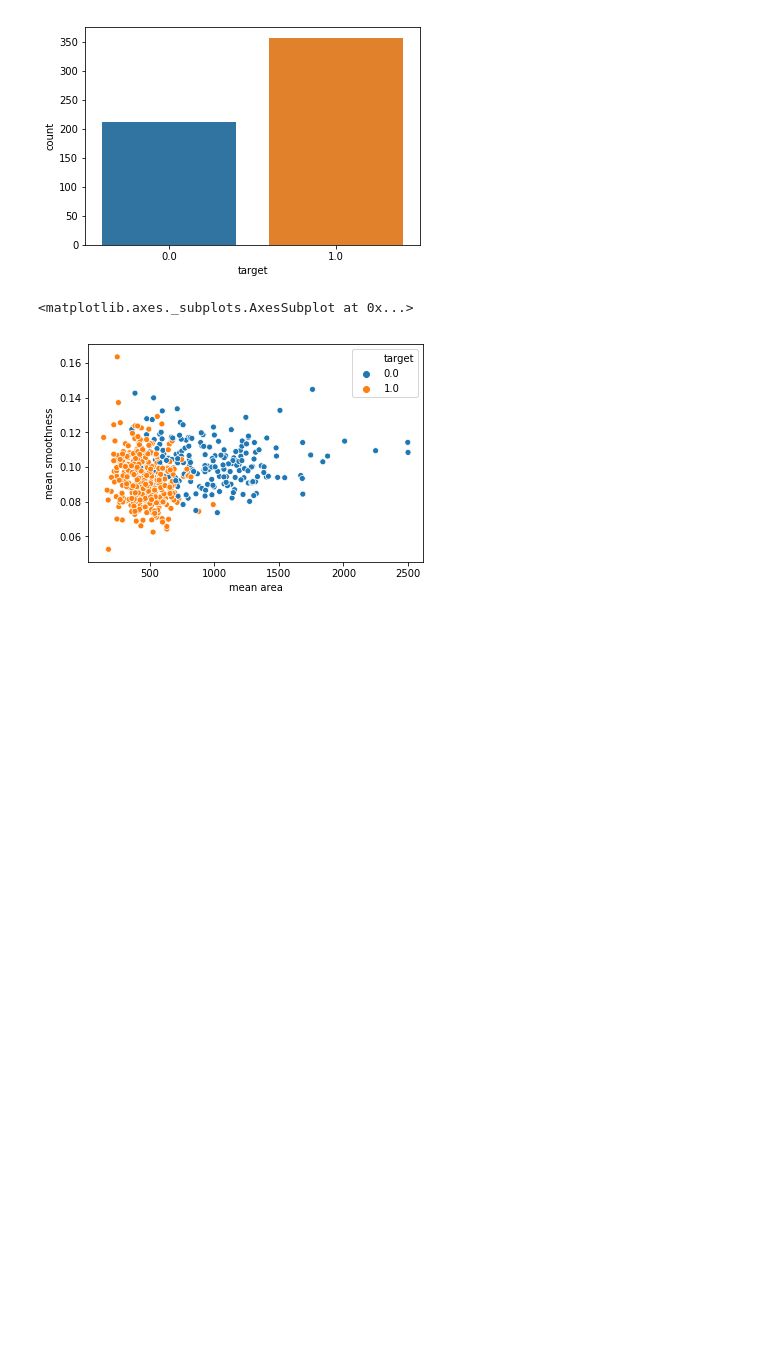
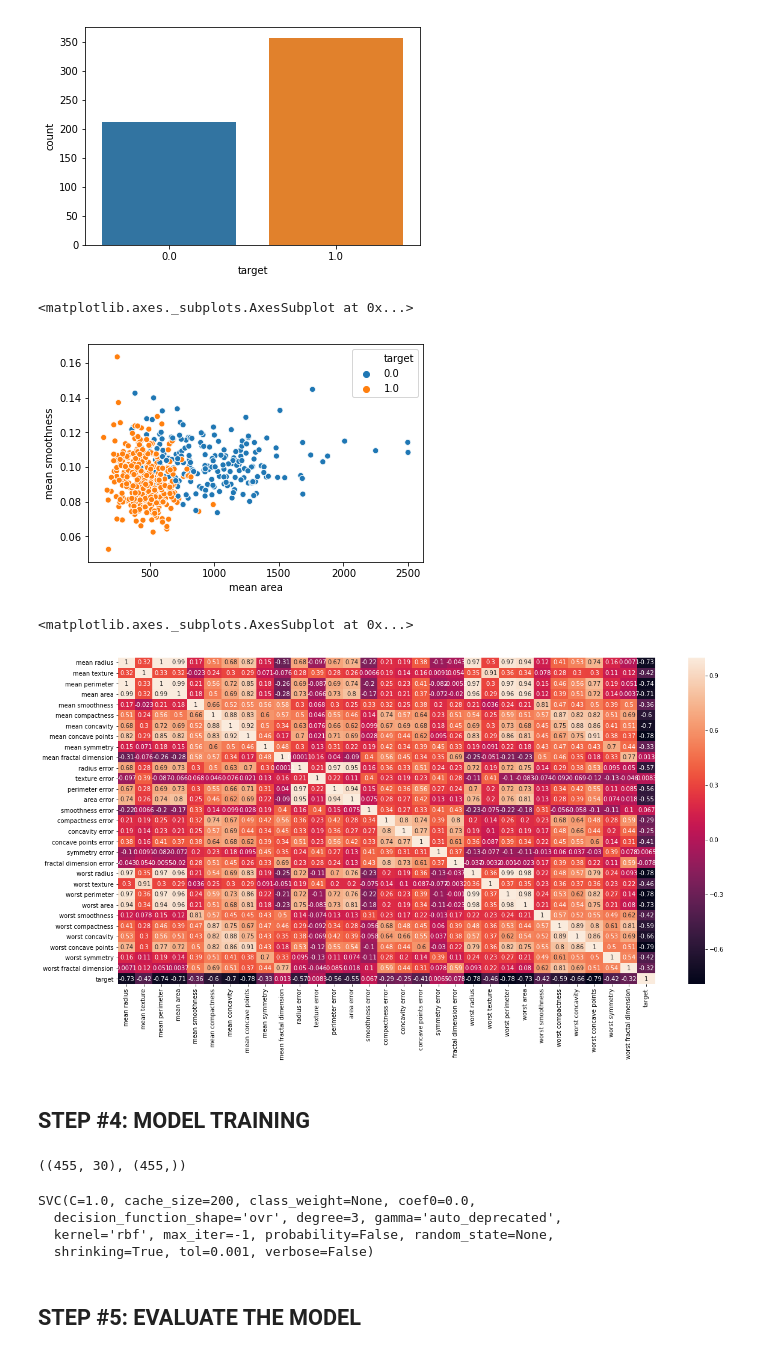
Before and after one commit to DGV1995/Curso-Practical-Machine-Learning, a Jupyter notebook: Notebooks/Breast cancer classification.ipynb, the cells around one changed output. Saved outputs shown, nothing was run; the diff lists cells and outputs as text; code cells hidden in the pictures; blank space fills up the shorter version.

```diff
--- a/Notebooks/Breast cancer classification.ipynb
+++ b/Notebooks/Breast cancer classification.ipynb
@@ -149,3 +149,11 @@ sns.scatterplot(x="mean area", y="mean smoothness", hue="target", data=df)
 # %% [output]
 <matplotlib.axes._subplots.AxesSubplot at 0x...>
 [figure]
+# %%
+plt.figure(figsize=(20,10))
+sns.heatmap(df.corr(), annot=True)
+# %% [output]
+<matplotlib.axes._subplots.AxesSubplot at 0x...>
+[figure, added]
+# %% [markdown]
+## STEP #4: MODEL TRAINING
@@ -151,0 +165,6 @@ sns.scatterplot(x="mean area", y="mean smoothness", hue="target", data=df)
+# %%
+X_train, X_test, y_train, y_test = train_test_split(X, y, test_size=0.2, random_state=42)
+
+X_train.shape, y_train.shape
+# %% [output]
+((455, 30), (455,))
@@ -151,0 +177,9 @@ sns.scatterplot(x="mean area", y="mean smoothness", hue="target", data=df)
+# %%
+svc_model.fit(X_train, y_train)
+# %% [output]
+SVC(C=1.0, cache_size=200, class_weight=None, coef0=0.0,
+  decision_function_shape='ovr', degree=3, gamma='auto_deprecated',
+  kernel='rbf', max_iter=-1, probability=False, random_state=None,
+  shrinking=True, tol=0.001, verbose=False)
+# %% [markdown]
+## STEP #5: EVALUATE THE MODEL
```
Also changed, not shown: parts of 30 cells of this notebook.
